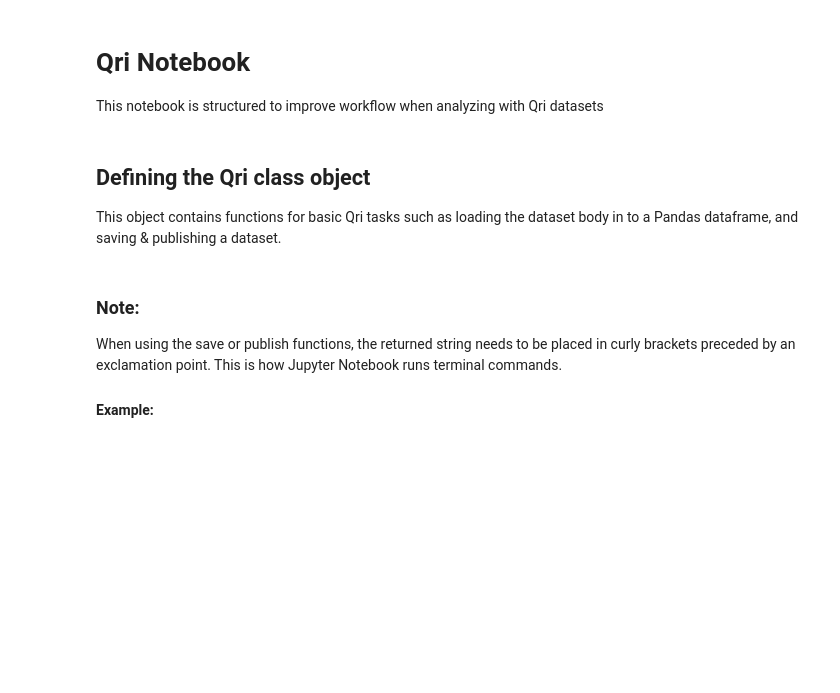
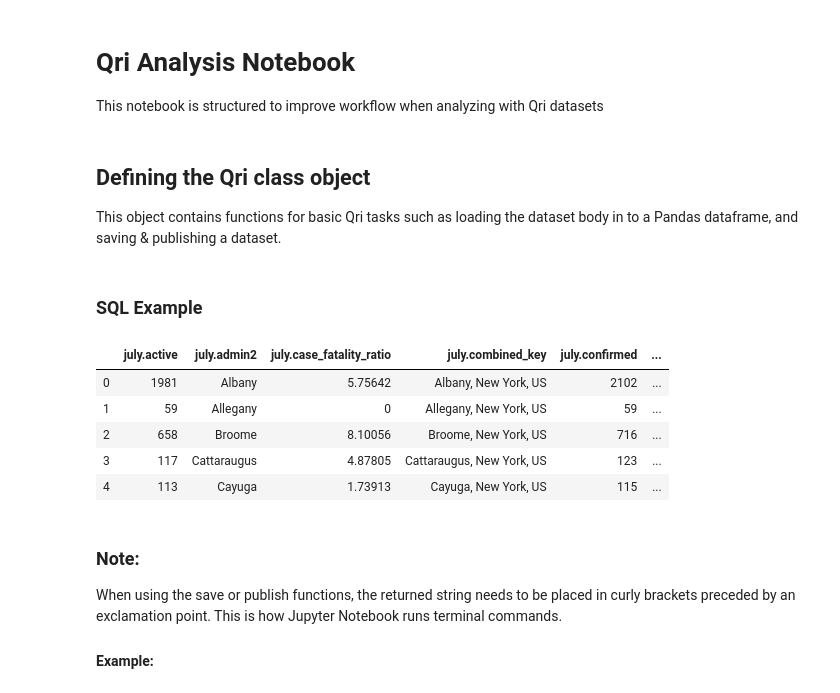
Before and after one commit to qri-io/data-stories-scripts, a Jupyter notebook: qri_notebook_templates/analysis_template.ipynb, the cells around one changed output. Cells and saved outputs as stored; diff of their text form; code cells hidden in the pictures; blank space fills up the shorter version.

Commit message:
added sql function and example

```diff
--- a/qri_notebook_templates/analysis_template.ipynb
+++ b/qri_notebook_templates/analysis_template.ipynb
@@ -1,5 +1,5 @@
 # %% [markdown]
-# Qri Notebook
+# Qri Analysis Notebook
 
 This notebook is structured to improve workflow when analyzing with Qri datasets
 # %%
@@ -15,7 +15,7 @@ This object contains functions for basic Qri tasks such as loading the dataset b
 # %%
 class Qri():
     ## initialize the working dataset
-    def __init__(self, dataset):
+    def __init__(self, dataset=''):
         self.dataset = dataset
 
     ## to get the CSV Body of a dataset
@@ -30,6 +30,12 @@ class Qri():
         json = StringIO(subprocess.check_output(cmd, shell=True).decode("utf-8"))
         return pd.read_json(json)
 
+    ## function for making sql queries
+    def sql(self, query):
+        cmd = f'qri sql --format "json" "{query}"'
+        json = StringIO(subprocess.check_output(cmd, shell=True).decode("utf-8"))
+        return pd.read_json(json)
+
     ## save the body of a dataset passing the filename and the working dir (if different from current)
     def save_body(self, filepath, wdir=os.getcwd()):
         os.chdir(wdir)
@@ -39,6 +45,19 @@ class Qri():
     def publish(self, wdir=os.getcwd()):
         os.chdir(wdir)
         return f"qri publish {self.dataset}"
+# %% [markdown]
+### SQL Example
+# %%
+qri = Qri()
+df = qri.sql("SELECT * FROM xristosk/july_daily_covid19_jh as july WHERE july.province_state = 'New York'")
+df.head()
+# %% [output]
+|  | july.active | july.admin2 | july.case_fatality_ratio | july.combined_key | july.confirmed | ... |
+| 0 | 1981 | Albany | 5.75642 | Albany, New York, US | 2102 | ... |
+| 1 | 59 | Allegany | 0 | Allegany, New York, US | 59 | ... |
+| 2 | 658 | Broome | 8.10056 | Broome, New York, US | 716 | ... |
+| 3 | 117 | Cattaraugus | 4.87805 | Cattaraugus, New York, US | 123 | ... |
+| 4 | 113 | Cayuga | 1.73913 | Cayuga, New York, US | 115 | ... |
 # %% [markdown]
 ### Note:
 When using the save or publish functions, the returned string needs to be placed in curly brackets preceded by an exclamation point. This is how Jupyter Notebook runs terminal commands.
```
Also changed, not shown: 1 other file.
